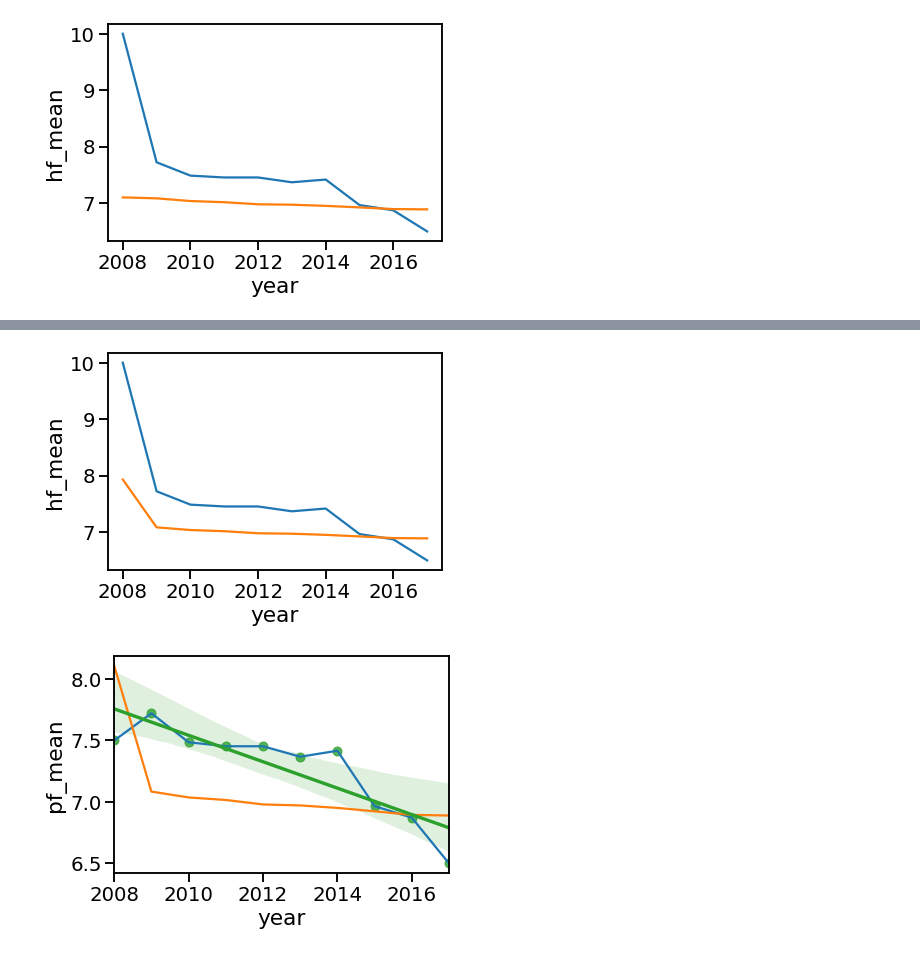
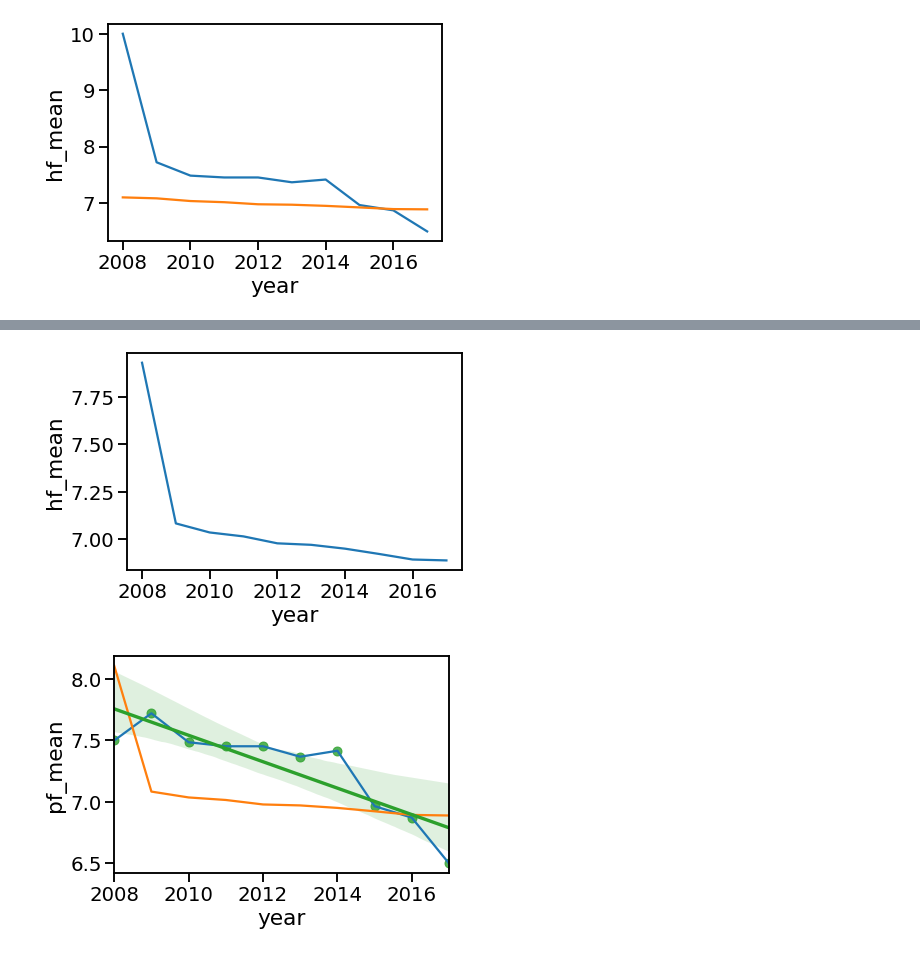
Before and after one commit to diplodatos2020-grupo5/AnalisisyVisualizacion, a Jupyter notebook: practico.ipynb, the cells around one changed output, grey strips where cells are left out. Drawn from its saved outputs; the diff is of its cells as text; code cells hidden in the pictures.

```diff
--- a/practico.ipynb
+++ b/practico.ipynb
@@ -280,35 +280,3 @@ Al final no sacamos los outliers... ?  --------- Brandon ------
 ## 2. Agregación de datos  - Pablo & Karen
 
 1. Grafiquen la media de la variable *pf_identity* y *hf_score* a través de los años.
-# %%
-
-years = list(set(dataset['year'].to_list()))
-years = list(numpy.sort(years))
-pf_data = {}
-hf_data = {}
-def get_means():
-    for year in years:
-        grouped = dataset.groupby(['year'])
-        year_data = grouped.get_group(year)
-        pf_identities= year_data['pf_identity'].to_list()
-        pf_identities=[x for x in pf_identities if str(x) != 'nan']
-        pf_identity_mean=numpy.mean(pf_identities)
-        pf_data[year]=pf_identity_mean
-
-        hf_scores = year_data['hf_score'].to_list()
-        hf_scores=[x for x in hf_scores if str(x) != 'nan']
-        hf_score_mean = numpy.mean(hf_scores)
-        hf_data[year]=hf_score_mean
-
-    return pf_data, hf_data
-
-
-pf_data, hf_data = get_means()
-print(pf_data,"\n\n", hf_data)
-pf = pandas.DataFrame(pf_data.items(), columns=['year', 'pf_mean'])
-hf = pandas.DataFrame(hf_data.items(), columns=['year', 'hf_mean'])
-
-#plotting
-ax=seaborn.lineplot(x="year", y="pf_mean", data=pf)
-bx=seaborn.lineplot(x="year", y="hf_mean", data=hf)
-#el amarillo es bx
@@ -515,10 +521,10 @@ print('Tendencias de los puntajes de libertad para América Latina');
 # %%
 pf_ur, hf_ur = get_means_by_country('Uruguay')
-pf_ur_plot = seaborn.lineplot(x="year", y="pf_mean", data=pf_ur)
+#pf_ur_plot = seaborn.lineplot(x="year", y="pf_mean", data=pf_ur)
 hf_ur_plot = seaborn.lineplot(x="year", y="hf_mean", data=hf_ur)
 #ur_tend_pf = seaborn.regplot(x="year",y="pf_mean",data = pf_ur)
 # %% [output]
-[figure, old version]
+[figure, new version]
 # %%
 pf_ch, hf_ch = get_means_by_country('Chile')
 pf_ch_plot = seaborn.lineplot(x="year", y="pf_mean", data=pf_ch)
```
Also changed, not shown: parts of 11 cells of this notebook.
